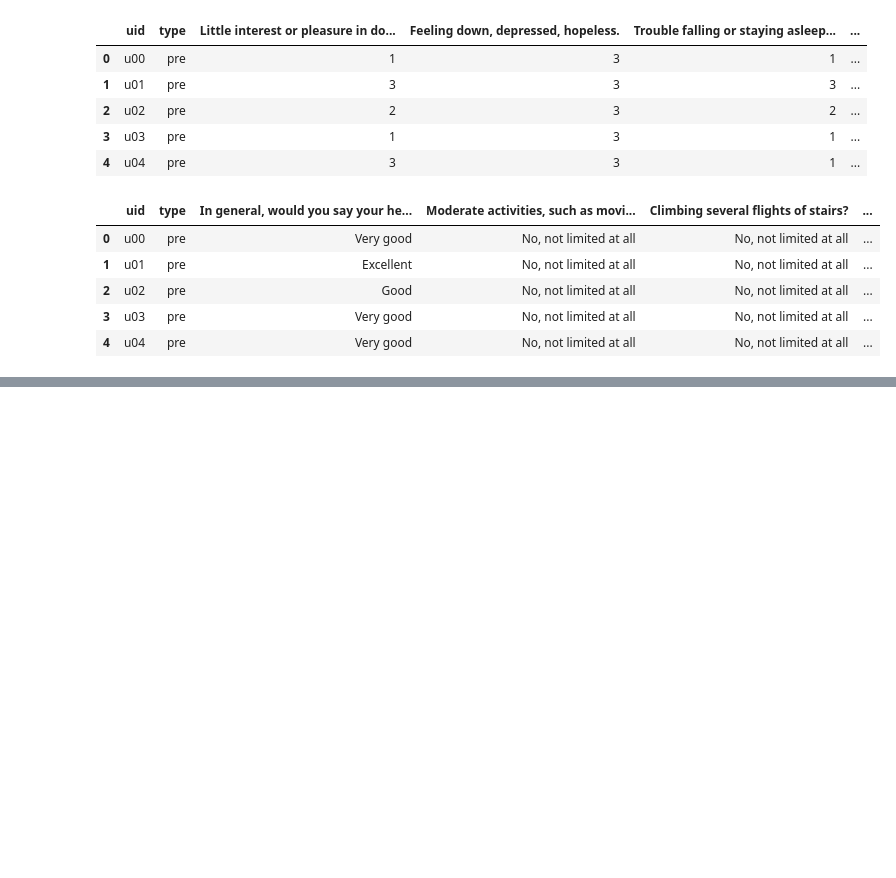
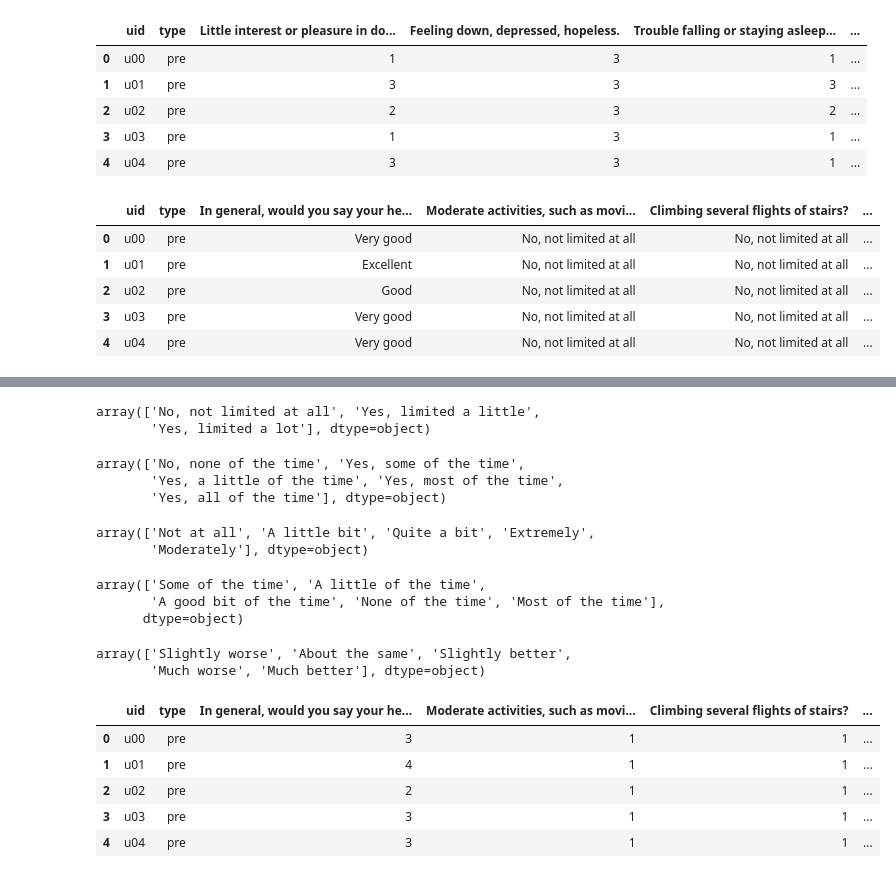
Before and after one commit to fanxu30/student_mental_health_ml, a Jupyter notebook: raw_data/surveys/surveys_clean.ipynb, the cells around one changed output, grey strips where cells are left out. Drawn from its saved outputs; the diff is of its cells as text; code cells hidden in the pictures; blank space fills up the shorter version.

```diff
--- a/raw_data/surveys/surveys_clean.ipynb
+++ b/raw_data/surveys/surveys_clean.ipynb
@@ -172,0 +177,63 @@ vr_12_df.head()
+# %%
+vr_12_df["Moderate activities, such as moving a table, pushing a vacuum cleaner, bowling or playing golf?"].dropna().unique()
+# %% [output]
+array(['No, not limited at all', 'Yes, limited a little',
+       'Yes, limited a lot'], dtype=object)
+# %%
+vr_12_df["Accomplished less than you would like."].dropna().unique()
+# %% [output]
+array(['No, none of the time', 'Yes, some of the time',
+       'Yes, a little of the time', 'Yes, most of the time',
+       'Yes, all of the time'], dtype=object)
+# %%
+vr_12_df["During the past 4 weeks, how much did pain interfere with your normal work (including both work outside the home and housework)?"].dropna().unique()
+# %% [output]
+array(['Not at all', 'A little bit', 'Quite a bit', 'Extremely',
+       'Moderately'], dtype=object)
+# %%
+vr_12_df["How much of the time during the past 4 weeks: Have you felt downhearted and blue?"].dropna().unique()
+# %% [output]
+array(['Some of the time', 'A little of the time',
+       'A good bit of the time', 'None of the time', 'Most of the time'],
+      dtype=object)
+# %%
+vr_12_df["Compared to one year ago, how would you rate your physical health in general now?"].dropna().unique()
+# %% [output]
+array(['Slightly worse', 'About the same', 'Slightly better',
+       'Much worse', 'Much better'], dtype=object)
+# %%
+vr_health_order = ['Fair', 'Good', 'Very good', 'Excellent']
+vr_activity_order = ['No, not limited at all', 'Yes, limited a little', 'Yes, limited a lot']
+vr_time_order = ['No, none of the time', 'Yes, a little of the time', 'Yes, some of the time', 'Yes, most of the time','Yes, all of the time']
+vr_frequency_order = ['Not at all','A little bit','Moderately','Quite a bit', 'Extremely']
+vr_time_order_2 = ['None of the time','A little of the time','Some of the time','A good bit of the time','Most of the time']
+vr_strong_order = ['Much worse','Slightly worse','About the same','Slightly better','Much better']
+
+for col in vr_12_df.columns:
+    if col in ['In general, would you say your health is']:
+        vr_12_df[col] = pd.Categorical(vr_12_df[col], categories=vr_health_order, ordered=True)
+        vr_12_df[col] = vr_12_df[col].cat.codes + 1
+    elif col in ['Moderate activities, such as moving a table, pushing a vacuum cleaner, bowling or playing golf?','Climbing several flights of stairs?']:
+        vr_12_df[col] = pd.Categorical(vr_12_df[col], categories=vr_activity_order, ordered=True)
+        vr_12_df[col] = vr_12_df[col].cat.codes + 1
+    elif col in ['Accomplished less than you would like.','Accomplished less than you would like..1','Were limited in the kind of work or other activities.',"Didn't do work or other activities as carefully as usual."]:
+        vr_12_df[col] = pd.Categorical(vr_12_df[col], categories=vr_time_order, ordered=True)
+        vr_12_df[col] = vr_12_df[col].cat.codes + 1
+    elif col in ['During the past 4 weeks, how much did pain interfere with your normal work (including both work outside the home and housework)?']:
+        vr_12_df[col] = pd.Categorical(vr_12_df[col], categories=vr_frequency_order, ordered=True)
+        vr_12_df[col] = vr_12_df[col].cat.codes + 1
+    elif col in ['How much of the time during the past 4 weeks: Have you felt downhearted and blue?','During the past 4 weeks, how much of the time has your physical health or emotional problems interfered with your social activities (like visiting with friends, relatives, etc.)?','How much of the time during the past 4 weeks: Have you felt calm and peaceful?','How much of the time during the past 4 weeks: Did you have a lot of energy?']:
+        vr_12_df[col] = pd.Categorical(vr_12_df[col], categories=vr_time_order_2, ordered=True)
+        vr_12_df[col] = vr_12_df[col].cat.codes + 1
+    elif col in ['Compared to one year ago, how would you rate your physical health in general now?','Compared to one year ago, how would you rate your emotional problems (such as feeling anxious, depressed or irritable) now?']:
+        vr_12_df[col] = pd.Categorical(vr_12_df[col], categories=vr_strong_order, ordered=True)
+        vr_12_df[col] = vr_12_df[col].cat.codes + 1
+
+vr_12_df.head()
+# %% [output]
+|  | uid | type | In general, would you say your he... | Moderate activities, such as movi... | Climbing several flights of stairs? | ... |
+| 0 | u00 | pre | 3 | 1 | 1 | ... |
+| 1 | u01 | pre | 4 | 1 | 1 | ... |
+| 2 | u02 | pre | 2 | 1 | 1 | ... |
+| 3 | u03 | pre | 3 | 1 | 1 | ... |
+| 4 | u04 | pre | 3 | 1 | 1 | ... |
```
Also changed, not shown: parts of 8 cells of this notebook, 2 other files.
